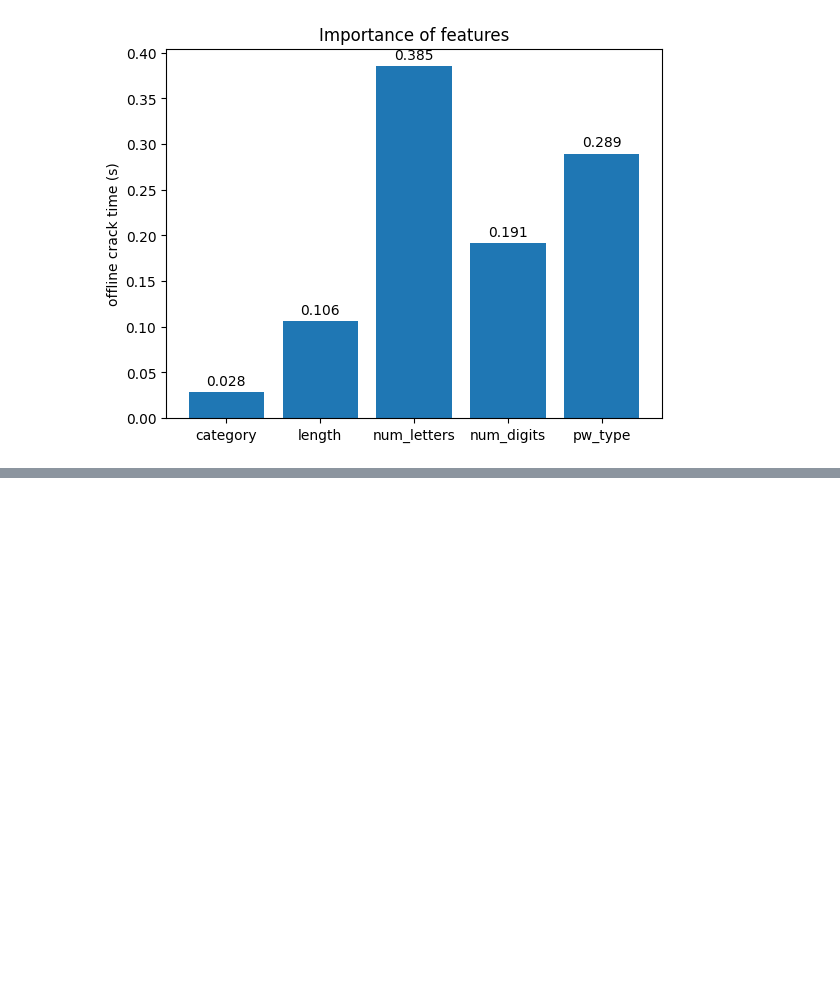
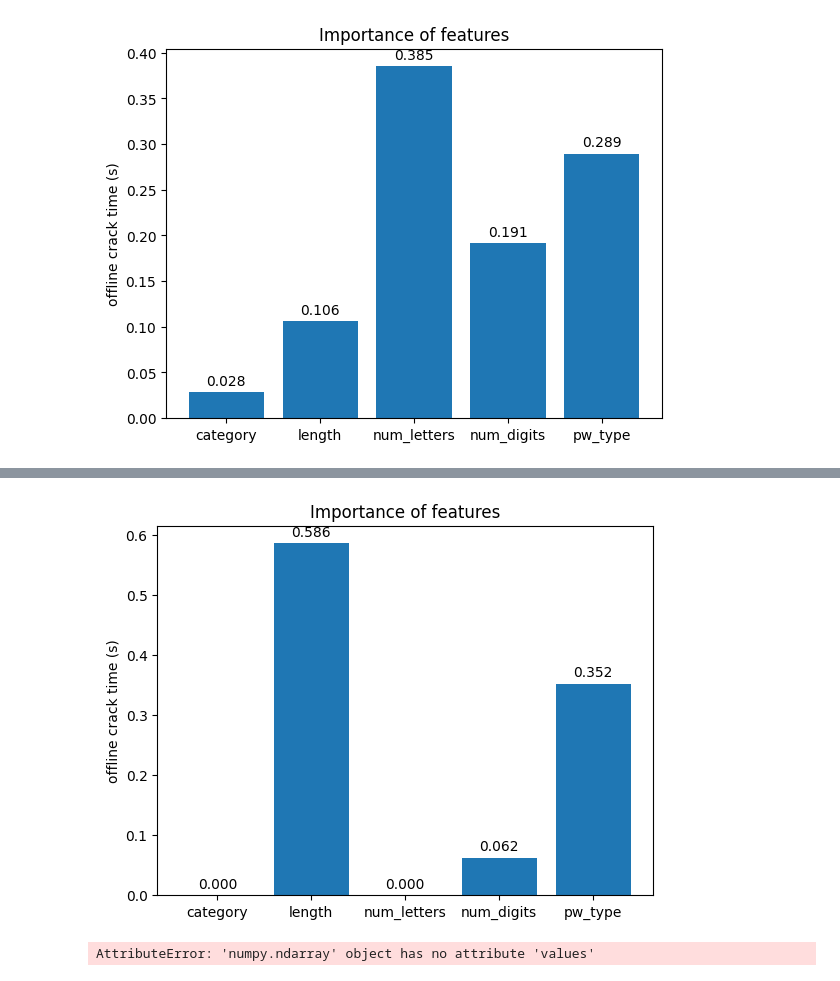
Before and after one commit to SKN000/GLHLTH562-Final-Project, a Jupyter notebook: model.ipynb, the cells around one changed output, grey strips where cells are left out. Saved outputs shown, nothing was run; the diff lists cells and outputs as text; code cells hidden in the pictures; blank space fills up the shorter version.

```diff
--- a/model.ipynb
+++ b/model.ipynb
@@ -498,0 +587,8 @@ plot_bar(visual['feature'], visual['importance'], "Importance of features")
+# %%
+visual = pd.DataFrame()
+visual['feature'] = ['category', 'length', 'num_letters', 'num_digits', 'pw_type']
+visual['importance'] = regressor.feature_importances_
+
+plot_bar(visual['feature'], visual['importance'], "Importance of features")
+# %% [output]
+[figure, added]
@@ -498,0 +645,4 @@ plot_bar(visual['feature'], visual['importance'], "Importance of features")
+# %%
+y_pred.values
+# %% [output]
+AttributeError: 'numpy.ndarray' object has no attribute 'values'
```
Also changed, not shown: parts of 7 cells of this notebook, 19 other files.
